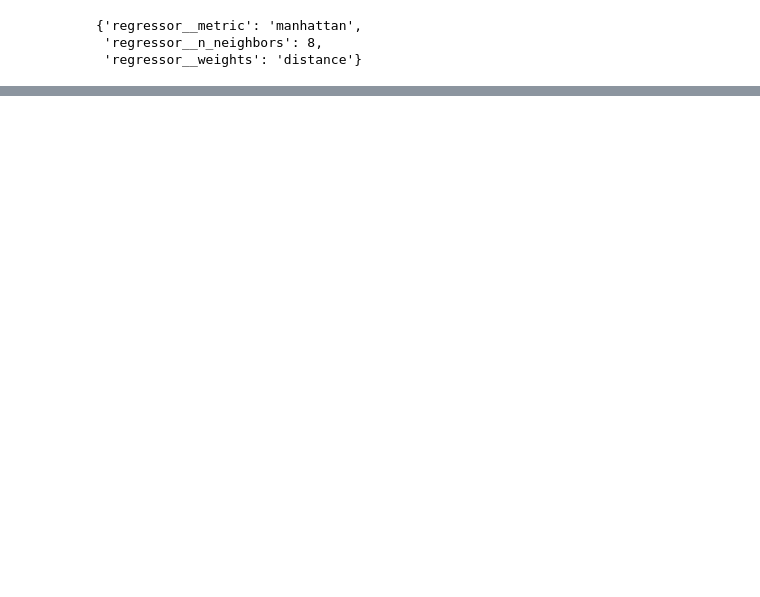
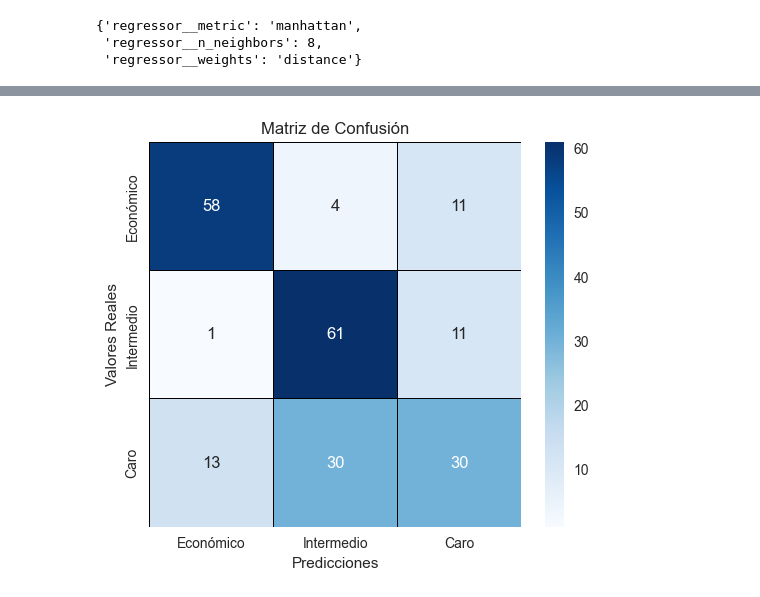
Before and after one commit to DanielRasho/MD-Proyecto2, a Jupyter notebook: KNNReport.ipynb, the cells around one changed output, grey strips where cells are left out. Saved outputs shown, nothing was run; the diff lists cells and outputs as text; code cells hidden in the pictures; blank space fills up the shorter version.

Commit message:
feat: add knn classifier

```diff
--- a/KNNReport.ipynb
+++ b/KNNReport.ipynb
@@ -264,0 +296,5 @@ modelo.best_params_
+# %%
+pipeline = Pipeline(
+    [('preprocessor',preprocessor),
+     ('regressor', KNeighborsClassifier()
+      )])
@@ -264,0 +303,14 @@ modelo.best_params_
+# %%
+modelo = pipeline.fit(x_train,train_salePrice)
+# %%
+y_pred = modelo.predict(x_test)
+accuracy = accuracy_score(test_salePrice, y_pred)  # Exactitud
+precision = precision_score(test_salePrice, y_pred, average='weighted')  # Precisión (weighted para clases desbalanceadas)
+recall = recall_score(test_salePrice, y_pred, average='weighted')  # Sensibilidad
+f1 = f1_score(test_salePrice, y_pred, average='weighted')  # F1-score
+
+# Mostrar métricas
+print(f"Precisión (Accuracy): {accuracy:.4f}")
+print(f"Precisión (Precision): {precision:.4f}")
+print(f"Sensibilidad (Recall): {recall:.4f}")
+print(f"Puntaje F1 (F1-score): {f1:.4f}")
@@ -264,0 +330,15 @@ modelo.best_params_
+# %%
+etiquetas = ["Económico", "Intermedio", "Caro"]
+
+cm = confusion_matrix(test_salePrice, y_pred)
+
+plt.figure(figsize=(6, 5))
+sns.heatmap(cm, annot=True, fmt='d', cmap='Blues', linewidths=0.5, linecolor='black',
+            xticklabels=etiquetas, yticklabels=etiquetas)
+
+plt.xlabel("Predicciones")
+plt.ylabel("Valores Reales")
+plt.title("Matriz de Confusión")
+plt.show()
+# %% [output]
+[figure, added]
```
Also changed, not shown: parts of 11 cells of this notebook.
